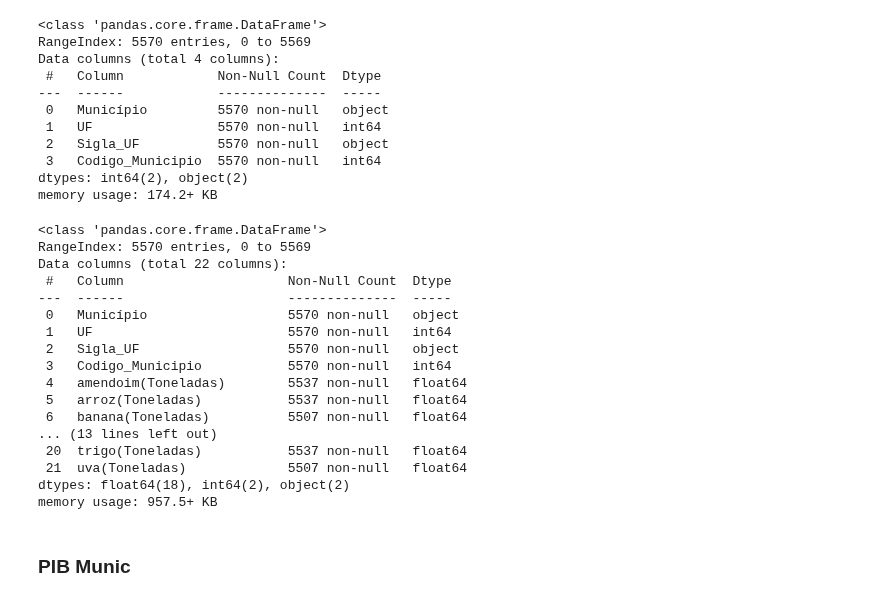
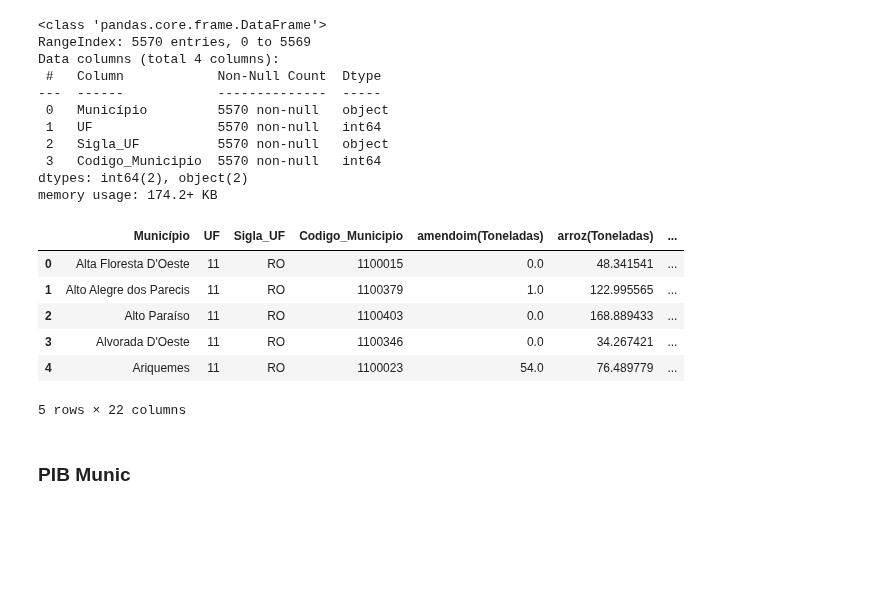
Before and after one commit to AHChaves/IC-InSAN, a Jupyter notebook: integracao.ipynb, the cells around one changed output. Saved outputs shown, nothing was run; the diff lists cells and outputs as text; code cells hidden in the pictures; blank space fills up the shorter version.

```diff
--- a/integracao.ipynb
+++ b/integracao.ipynb
@@ -359,25 +357,15 @@ for x in nomes_produtos:
     producao_db[x] = producao[i]['2017']
     i = i + 1
 # %%
-producao_db.info()
+producao_db.head()
 # %% [output]
+|  | Município | UF | Sigla_UF | Codigo_Municipio | amendoim(Toneladas) | arroz(Toneladas) | ... |
+| 0 | Alta Floresta D'Oeste | 11 | RO | 1100015 | 0.0 | 48.341541 | ... |
+| 1 | Alto Alegre dos Parecis | 11 | RO | 1100379 | 1.0 | 122.995565 | ... |
+| 2 | Alto Paraíso | 11 | RO | 1100403 | 0.0 | 168.889433 | ... |
+| 3 | Alvorada D'Oeste | 11 | RO | 1100346 | 0.0 | 34.267421 | ... |
+| 4 | Ariquemes | 11 | RO | 1100023 | 54.0 | 76.489779 | ... |
-<class 'pandas.core.frame.DataFrame'>
-RangeIndex: 5570 entries, 0 to 5569
-Data columns (total 22 columns):
- #   Column                     Non-Null Count  Dtype
----  ------                     --------------  -----
- 0   Município                  5570 non-null   object
- 1   UF                         5570 non-null   int64
- 2   Sigla_UF                   5570 non-null   object
- 3   Codigo_Municipio           5570 non-null   int64
- 4   amendoim(Toneladas)        5537 non-null   float64
- 5   arroz(Toneladas)           5537 non-null   float64
- 6   banana(Toneladas)          5507 non-null   float64
-... (13 lines left out)
- 20  trigo(Toneladas)           5537 non-null   float64
- 21  uva(Toneladas)             5507 non-null   float64
-dtypes: float64(18), int64(2), object(2)
-memory usage: 957.5+ KB
+5 rows × 22 columns
 # %% [markdown]
 ### PIB Munic
 # %%
```
Also changed, not shown: parts of 33 cells of this notebook, 2 other files.
